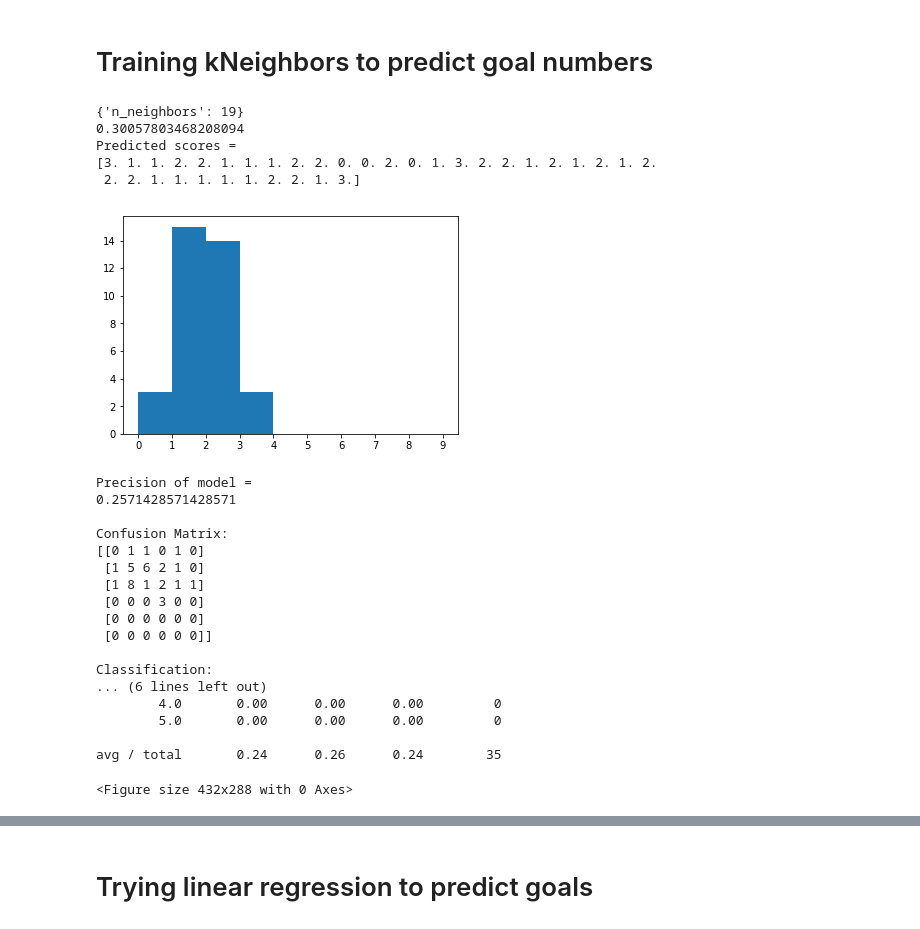
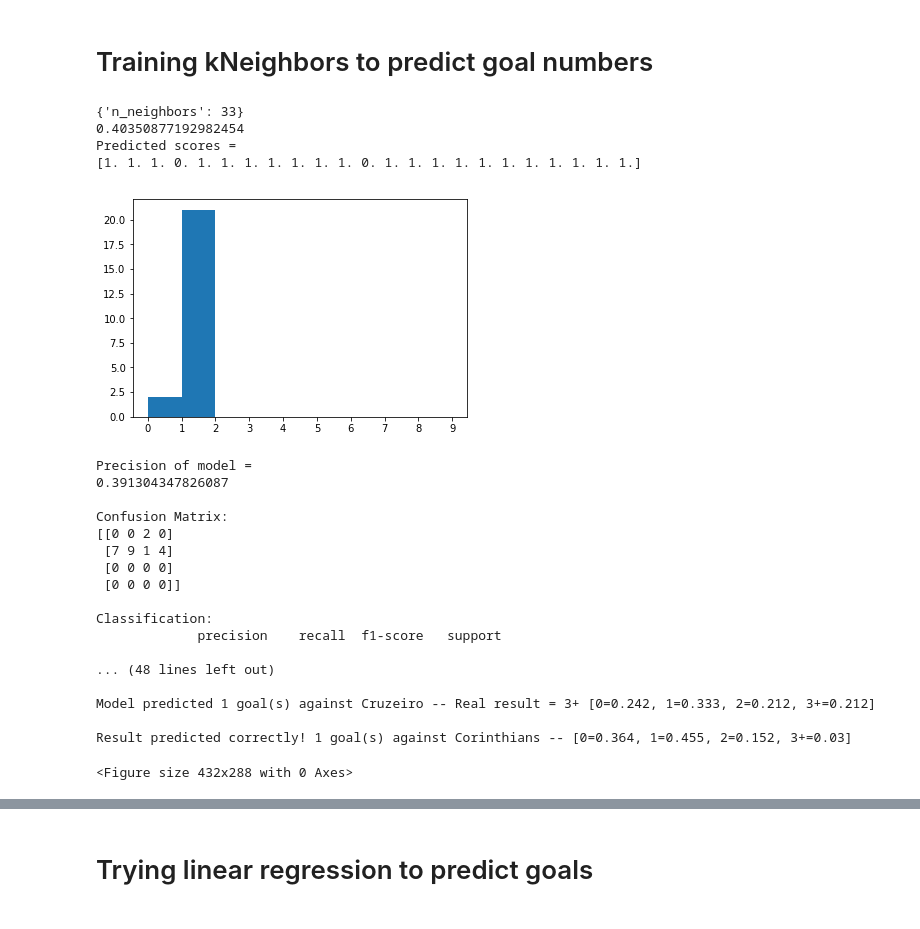
Before and after one commit to aleandrade/Data-Science, a Jupyter notebook: SoccerDataScienceNotebook.ipynb, the cells around one changed output, grey strips where cells are left out. Saved outputs shown, nothing was run; the diff lists cells and outputs as text; code cells hidden in the pictures.

Commit message:
Adding comparison between models and caping results in 3 goals

```diff
--- a/SoccerDataScienceNotebook.ipynb
+++ b/SoccerDataScienceNotebook.ipynb
@@ -20,7 +24,7 @@ import math
 import seaborn as sns
 from scipy.stats import randint
 # %%
-teamname = "Arsenal"
+teamname = "Santos"
 
 matches = pd.read_csv("spi_matches.csv")
 if(teamname == "all") :
@@ -99,6 +128,6 @@ plt.clf()
 <Figure size 432x288 with 0 Axes>
 # %%
-plt.hist(team_matches_data['goals_team'], bins = range(10), alpha=0.5, label='Goals home team')
+plt.hist(team_matches_data['goals_team_str'], bins = range(10), alpha=0.5, label='Goals home team')
 plt.hist(team_matches_data['goals_adv'], bins = range(10), alpha=0.5, label='Goals Adv.')
 plt.legend(loc='upper right')
 plt.xticks(range(10))
@@ -106,10 +135,12 @@ plt.show()
 plt.clf()
 
 team_done_matches = team_matches_data[team_matches_data['datetimeobj'] < datetime.datetime.now() - datetime.timedelta(days=1)]
-team_predict = team_done_matches[['goals_team','prob_team', 'importance_team', 'spi_adv', 'place', 'spi_dif']]
+team_predict = team_done_matches[['goals_team_str','prob_team', 'importance_team', 'spi_dif', 'place']]
 team_predict = pd.get_dummies(team_predict, drop_first = True)
 
-team_predict.boxplot('goals_team', 'place_home', rot=60)
+
+
+team_predict.boxplot('goals_team_str', 'place_home', rot=60)
 plt.xticks([1, 2], ['away', 'home'])
 plt.show()
 plt.clf()
@@ -121,59 +152,74 @@ plt.clf()
 # %% [markdown]
 # Training kNeighbors to predict goal numbers
 # %%
-X = team_predict.drop('goals_team', axis=1).values
-y = team_predict['goals_team'].values
+X = team_predict.drop('goals_team_str', axis=1).values
+y = team_predict['goals_team_str'].values
+
+X = scale(X)
 
 #Discovering best parameter for k_neighbors
 param_grid={'n_neighbors': np.arange(1,50)}
 knn = KNeighborsClassifier()
 knn_cv = GridSearchCV(knn, param_grid, cv = 5)
 
 knn_cv.fit(X, y)
 
 print(knn_cv.best_params_)
 print(knn_cv.best_score_)
 
 X_train, X_test, y_train, y_test = train_test_split(X, y, test_size = 0.2, random_state=42)
 
 knn = KNeighborsClassifier(n_neighbors=knn_cv.best_params_['n_neighbors'])
 knn.fit(X_train,y_train)
 print("Predicted scores = ")
 print(knn.predict(X_test))
 plt.hist(knn.predict(X_test), bins = range(10), alpha=1, label='Number of goals')
 plt.xticks(range(10))
 plt.show()
 plt.clf()
 print("\nPrecision of model = ")
 print(knn.score(X_test, y_test))
 print("\nConfusion Matrix: ")
 print(confusion_matrix(knn.predict(X_test), y_test))
 print("\nClassification: ")
 print(classification_report(knn.predict(X_test), y_test))
+
+KNN_score = knn.score(X_test, y_test)
+
+y_pred = knn.predict(X_test)
+# Compute predicted probabilities: y_pred_prob
+y_pred_prob = knn.predict_proba(X_test)
+
+adv_teams = team_done_matches['adv_team'].values
+
+for i in range(y_pred_prob.shape[0]) :
+    if y_pred[i] != y_test[i]:
+        print("Model predicted " + (str(int(y_pred[i])) if y_pred[i]<3 else "3+")  + " goal(s) against " + adv_teams[i] + " -- Real result = " + (str(int(y_test[i])) if y_test[i]<3 else "3+") + " [0=" + str(round(y_pred_prob[i][0], 3)) + ", 1=" + str(round(y_pred_prob[i][1], 3)) + ", 2=" + str(round(y_pred_prob[i][2], 3)) + ", 3+=" + str(round(y_pred_prob[i][3], 3)) + "]" + "\n")
+    else :
+        print("Result predicted correctly! " + (str(int(y_pred[i])) if y_pred[i]<3 else "3+") + " goal(s) against " + adv_teams[i] + " -- "+ "[0=" + str(round(y_pred_prob[i][0], 3)) + ", 1=" + str(round(y_pred_prob[i][1], 3)) + ", 2=" + str(round(y_pred_prob[i][2], 3)) + ", 3+=" + str(round(y_pred_prob[i][3], 3)) + "]" + "\n")
 # %% [output]
-{'n_neighbors': 19}
-0.30057803468208094
+{'n_neighbors': 33}
+0.40350877192982454
 Predicted scores =
-[3. 1. 1. 2. 2. 1. 1. 1. 2. 2. 0. 0. 2. 0. 1. 3. 2. 2. 1. 2. 1. 2. 1. 2.
- 2. 2. 1. 1. 1. 1. 1. 2. 2. 1. 3.]
+[1. 1. 1. 0. 1. 1. 1. 1. 1. 1. 1. 0. 1. 1. 1. 1. 1. 1. 1. 1. 1. 1. 1.]
-[figure, old version]
+[figure, new version]
 Precision of model =
-0.2571428571428571
+0.391304347826087
 
 Confusion Matrix:
-[[0 1 1 0 1 0]
- [1 5 6 2 1 0]
- [1 8 1 2 1 1]
- [0 0 0 3 0 0]
- [0 0 0 0 0 0]
- [0 0 0 0 0 0]]
+[[0 0 2 0]
+ [7 9 1 4]
+ [0 0 0 0]
+ [0 0 0 0]]
 
 Classification:
-... (6 lines left out)
-        4.0       0.00      0.00      0.00         0
-        5.0       0.00      0.00      0.00         0
+             precision    recall  f1-score   support
 
-avg / total       0.24      0.26      0.24        35
+... (48 lines left out)
+
+Model predicted 1 goal(s) against Cruzeiro -- Real result = 3+ [0=0.242, 1=0.333, 2=0.212, 3+=0.212]
+
+Result predicted correctly! 1 goal(s) against Corinthians -- [0=0.364, 1=0.455, 2=0.152, 3+=0.03]
 <Figure size 432x288 with 0 Axes>
 # %%
 ax = sns.heatmap(team_predict.corr(), square=True, cmap='RdYlGn')
```
Also changed, not shown: parts of 15 cells of this notebook.
